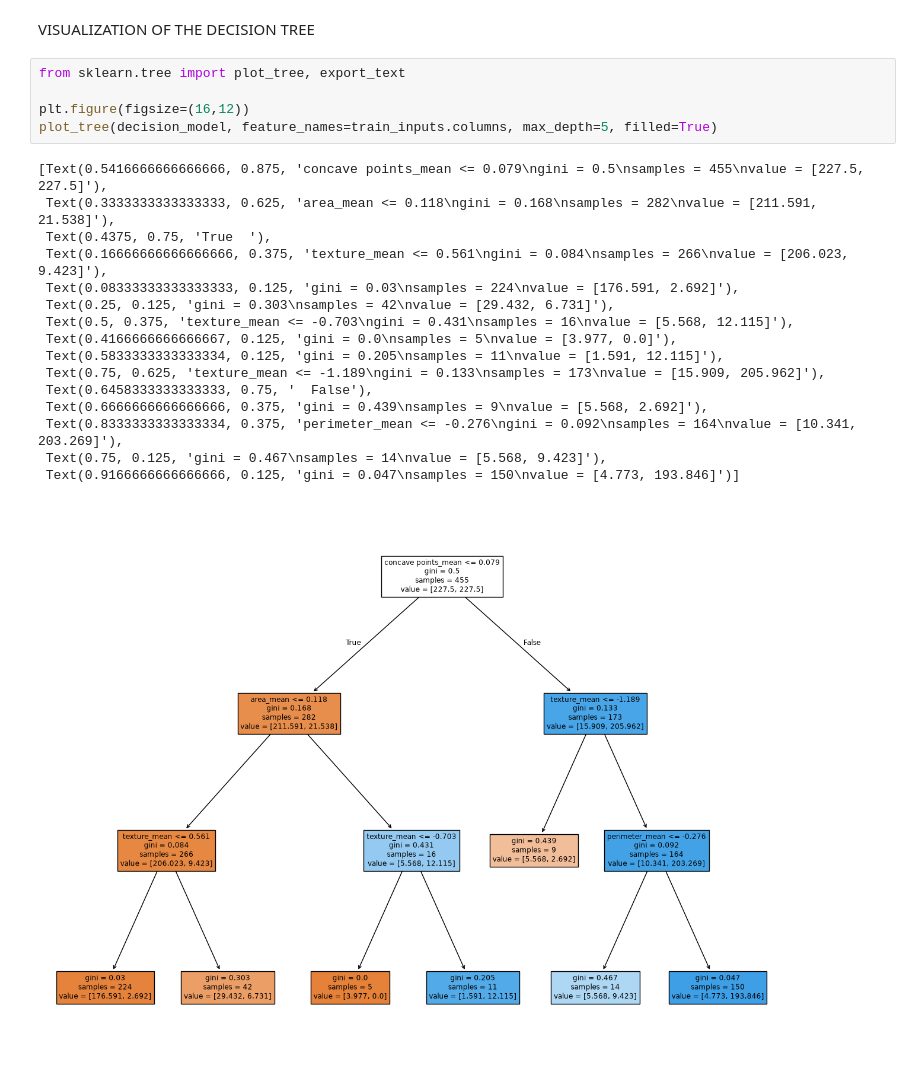
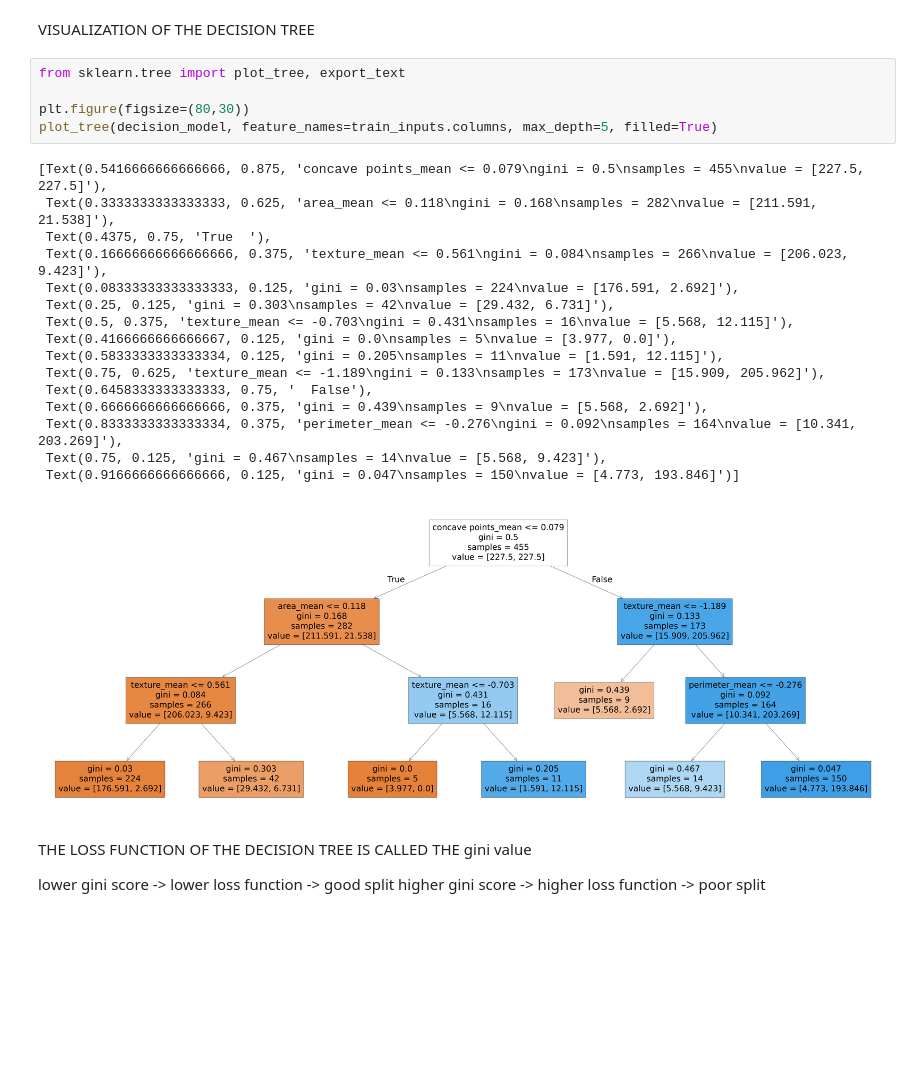
Before and after one commit to popsy-jeff/MACHINE-LEARNING-DECISION-TREES, a Jupyter notebook: Notebooks/Breast_Cancer_prediction_DT_RF.ipynb, the cells around one changed output. Cells and saved outputs as stored; diff of their text form; blank space fills up the shorter version.

Commit message:
Explaining the gini score as the loss function of the decision trees

```diff
--- a/Notebooks/Breast_Cancer_prediction_DT_RF.ipynb
+++ b/Notebooks/Breast_Cancer_prediction_DT_RF.ipynb
@@ -333,22 +333,27 @@ VISUALIZATION OF THE DECISION TREE
 # %%
 from sklearn.tree import plot_tree, export_text
 
-plt.figure(figsize=(16,12))
+plt.figure(figsize=(80,30))
 plot_tree(decision_model, feature_names=train_inputs.columns, max_depth=5, filled=True)
 # %% [output]
 [Text(0.5416666666666666, 0.875, 'concave points_mean <= 0.079\ngini = 0.5\nsamples = 455\nvalue = [227.5, 227.5]'),
  Text(0.3333333333333333, 0.625, 'area_mean <= 0.118\ngini = 0.168\nsamples = 282\nvalue = [211.591, 21.538]'),
  Text(0.4375, 0.75, 'True  '),
  Text(0.16666666666666666, 0.375, 'texture_mean <= 0.561\ngini = 0.084\nsamples = 266\nvalue = [206.023, 9.423]'),
  Text(0.08333333333333333, 0.125, 'gini = 0.03\nsamples = 224\nvalue = [176.591, 2.692]'),
  Text(0.25, 0.125, 'gini = 0.303\nsamples = 42\nvalue = [29.432, 6.731]'),
  Text(0.5, 0.375, 'texture_mean <= -0.703\ngini = 0.431\nsamples = 16\nvalue = [5.568, 12.115]'),
  Text(0.4166666666666667, 0.125, 'gini = 0.0\nsamples = 5\nvalue = [3.977, 0.0]'),
  Text(0.5833333333333334, 0.125, 'gini = 0.205\nsamples = 11\nvalue = [1.591, 12.115]'),
  Text(0.75, 0.625, 'texture_mean <= -1.189\ngini = 0.133\nsamples = 173\nvalue = [15.909, 205.962]'),
  Text(0.6458333333333333, 0.75, '  False'),
  Text(0.6666666666666666, 0.375, 'gini = 0.439\nsamples = 9\nvalue = [5.568, 2.692]'),
  Text(0.8333333333333334, 0.375, 'perimeter_mean <= -0.276\ngini = 0.092\nsamples = 164\nvalue = [10.341, 203.269]'),
  Text(0.75, 0.125, 'gini = 0.467\nsamples = 14\nvalue = [5.568, 9.423]'),
  Text(0.9166666666666666, 0.125, 'gini = 0.047\nsamples = 150\nvalue = [4.773, 193.846]')]
-[figure, old version]
+[figure, new version]
+# %% [markdown]
+THE LOSS FUNCTION OF THE DECISION TREE IS CALLED THE gini value
+
+lower gini score -> lower loss function -> good split
+higher gini score -> higher loss function -> poor split
```
